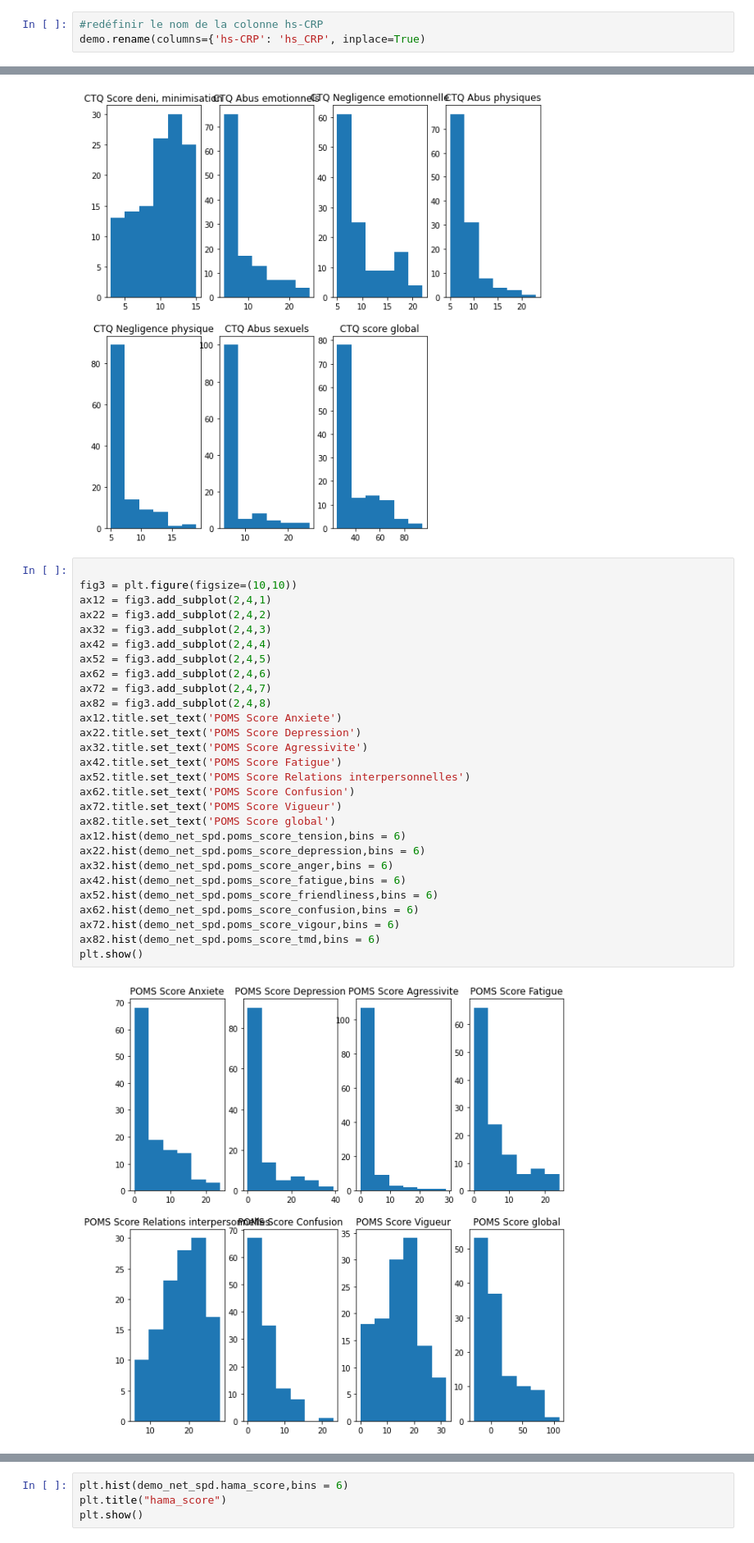
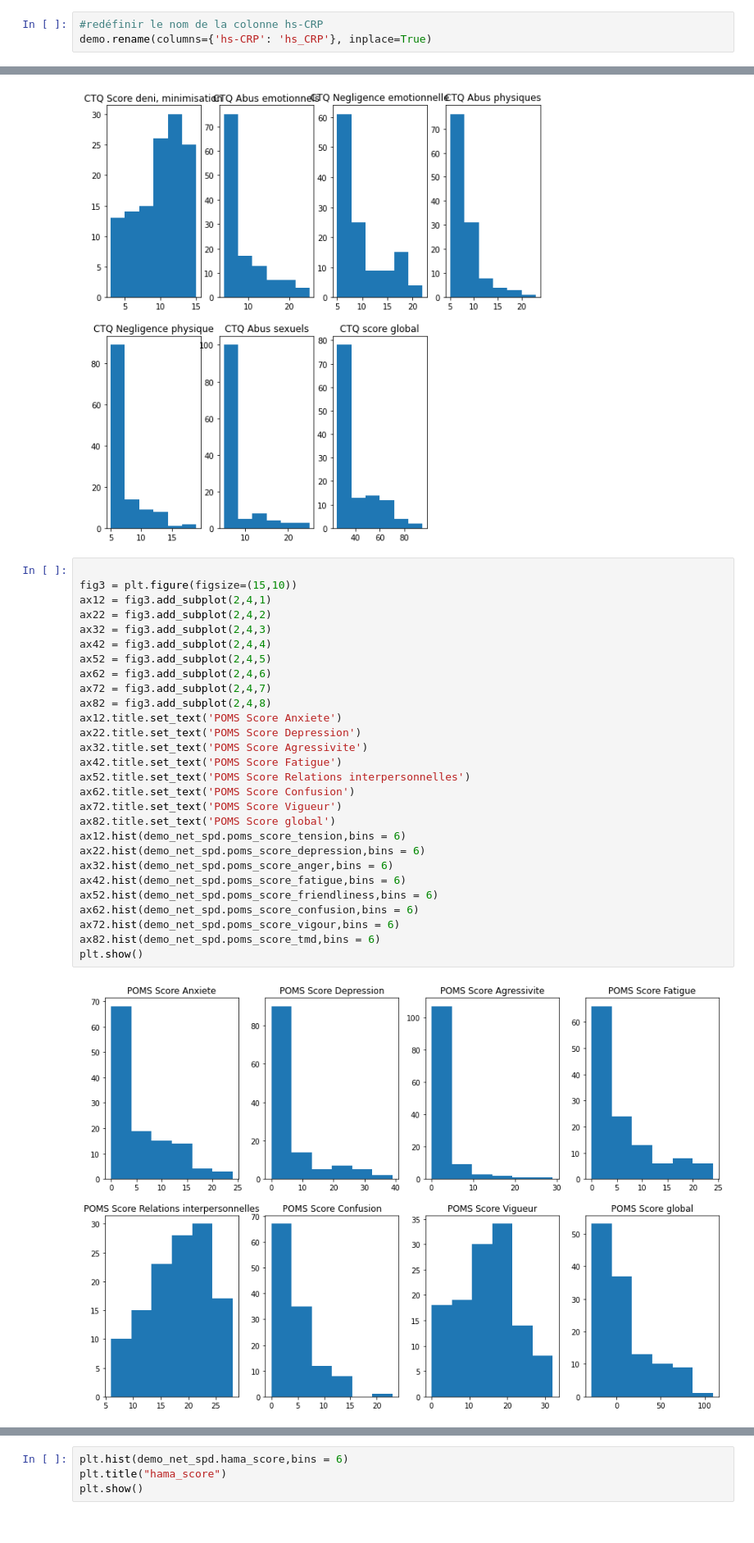
Before and after one commit to nassimabeddar/Depression-analysis, a Jupyter notebook: analyse-detection-depression.ipynb, the cells around one changed output, grey strips where cells are left out. Shown at 82% size. Saved outputs shown, nothing was run; the diff lists cells and outputs as text.

Commit message:
acp et box plot diag

```diff
--- a/analyse-detection-depression.ipynb
+++ b/analyse-detection-depression.ipynb
@@ -63,7 +63,7 @@ memory usage: 62.5+ KB
 None
 # %%
 #redéfinir le nom de la colonne hs-CRP
-demo.rename(columns={'hs-CRP': 'hs_CRP', inplace=True)
+demo.rename(columns={'hs-CRP': 'hs_CRP'}, inplace=True)
 # %%
 
 #filtre des valeurs abberrantes
@@ -364,34 +354,34 @@ plt.show()
 [figure]
 # %%
 
-fig3 = plt.figure(figsize=(10,10))
+fig3 = plt.figure(figsize=(15,10))
 ax12 = fig3.add_subplot(2,4,1)
 ax22 = fig3.add_subplot(2,4,2)
 ax32 = fig3.add_subplot(2,4,3)
 ax42 = fig3.add_subplot(2,4,4)
 ax52 = fig3.add_subplot(2,4,5)
 ax62 = fig3.add_subplot(2,4,6)
 ax72 = fig3.add_subplot(2,4,7)
 ax82 = fig3.add_subplot(2,4,8)
 ax12.title.set_text('POMS Score Anxiete')
 ax22.title.set_text('POMS Score Depression')
 ax32.title.set_text('POMS Score Agressivite')
 ax42.title.set_text('POMS Score Fatigue')
 ax52.title.set_text('POMS Score Relations interpersonnelles')
 ax62.title.set_text('POMS Score Confusion')
 ax72.title.set_text('POMS Score Vigueur')
 ax82.title.set_text('POMS Score global')
 ax12.hist(demo_net_spd.poms_score_tension,bins = 6)
 ax22.hist(demo_net_spd.poms_score_depression,bins = 6)
 ax32.hist(demo_net_spd.poms_score_anger,bins = 6)
 ax42.hist(demo_net_spd.poms_score_fatigue,bins = 6)
 ax52.hist(demo_net_spd.poms_score_friendliness,bins = 6)
 ax62.hist(demo_net_spd.poms_score_confusion,bins = 6)
 ax72.hist(demo_net_spd.poms_score_vigour,bins = 6)
 ax82.hist(demo_net_spd.poms_score_tmd,bins = 6)
 plt.show()
 # %% [output]
-[figure, old version]
+[figure, new version]
 # %%
 fig2 = plt.figure(figsize=(10,10))
 ax10 = fig2.add_subplot(2,2,1)
```
Also changed, not shown: parts of 31 cells of this notebook.
